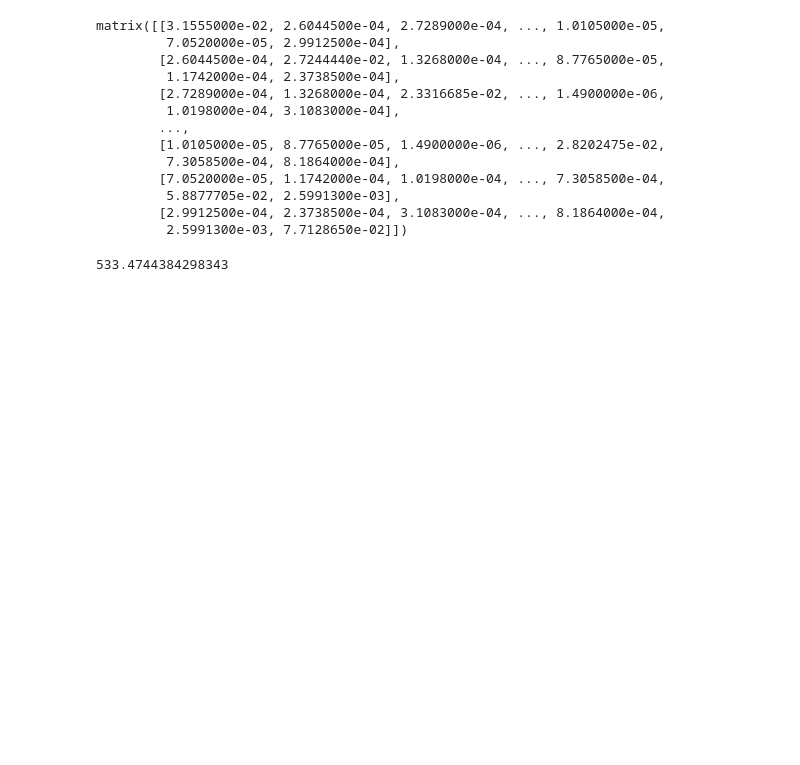
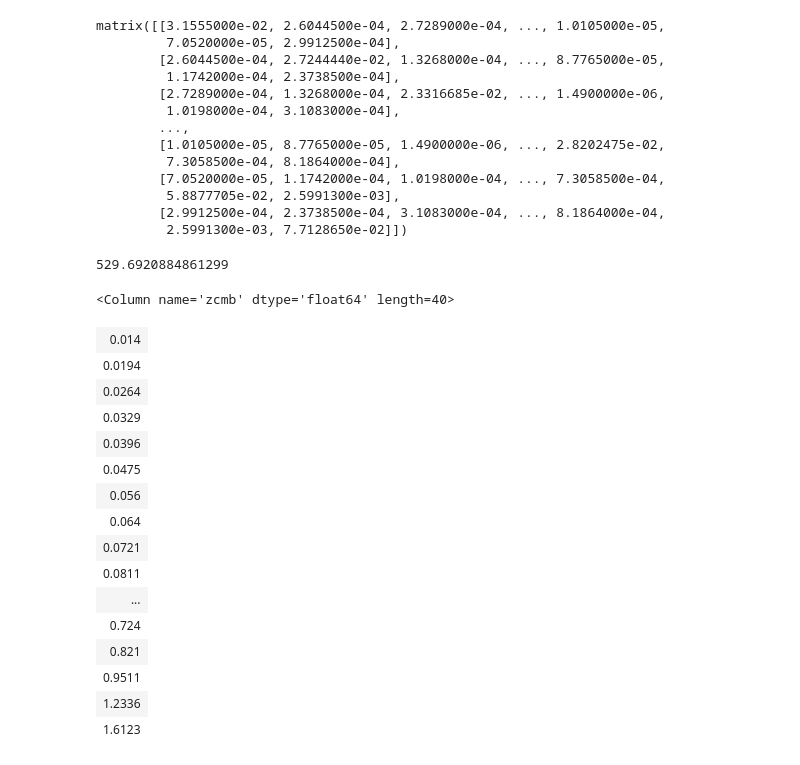
Before and after one commit to dgunruh/Bayesian-Inference-Group-Project, a Jupyter notebook: loading_data_test.ipynb, the cells around one changed output. Cells and saved outputs as stored; diff of their text form; code cells hidden in the pictures; blank space fills up the shorter version.

```diff
--- a/loading_data_test.ipynb
+++ b/loading_data_test.ipynb
@@ -91,7 +91,7 @@ plt.colorbar()
 # %%
 import likelihood
 # %%
-stat_err, sys_err, tot_err, Chi2 = likelihood.likelihood_cal(par = [], dat_dir=os.getcwd() + '/Binned_data/',
+stat_err, sys_err, tot_err, z, m_B, Chi2 = likelihood.likelihood_cal(par = [], dat_dir=os.getcwd() + '/Binned_data/',
                                                              ifsys=True)
 # %%
 stat_err
@@ -138,4 +138,24 @@ matrix([[3.1555000e-02, 2.6044500e-04, 2.7289000e-04, ..., 1.0105000e-05,
 # %%
 Chi2
 # %% [output]
-533.4744384298343
+529.6920884861299
+# %%
+z
+# %% [output]
+<Column name='zcmb' dtype='float64' length=40>
+| 0.014 |
+| 0.0194 |
+| 0.0264 |
+| 0.0329 |
+| 0.0396 |
+| 0.0475 |
+| 0.056 |
+| 0.064 |
+| 0.0721 |
+| 0.0811 |
+| ... |
+| 0.724 |
+| 0.821 |
+| 0.9511 |
+| 1.2336 |
+| 1.6123 |
```
Also changed, not shown: parts of 1 cell of this notebook.
